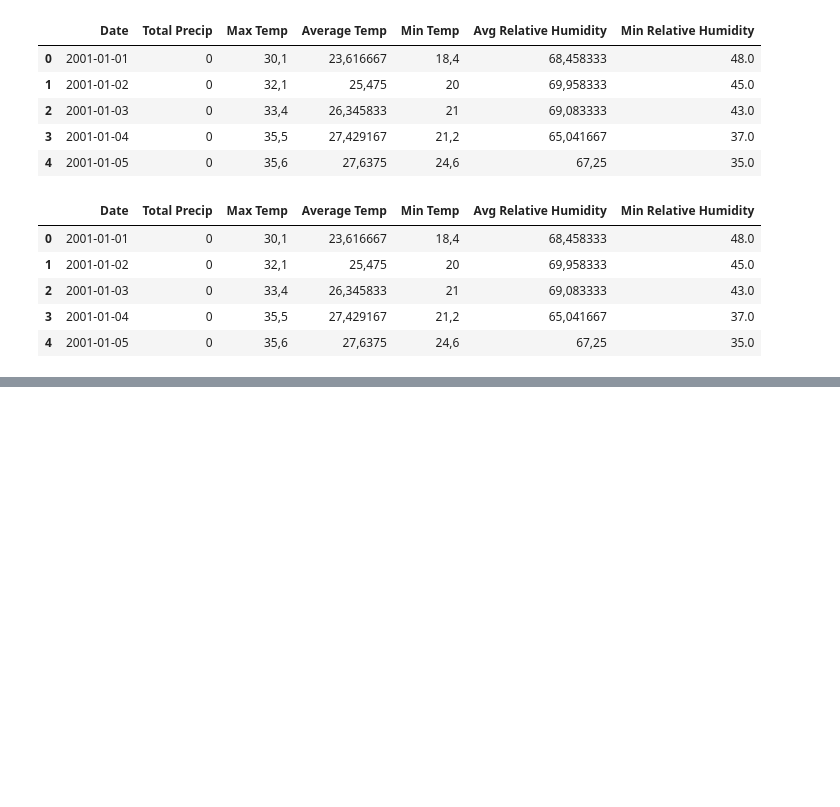
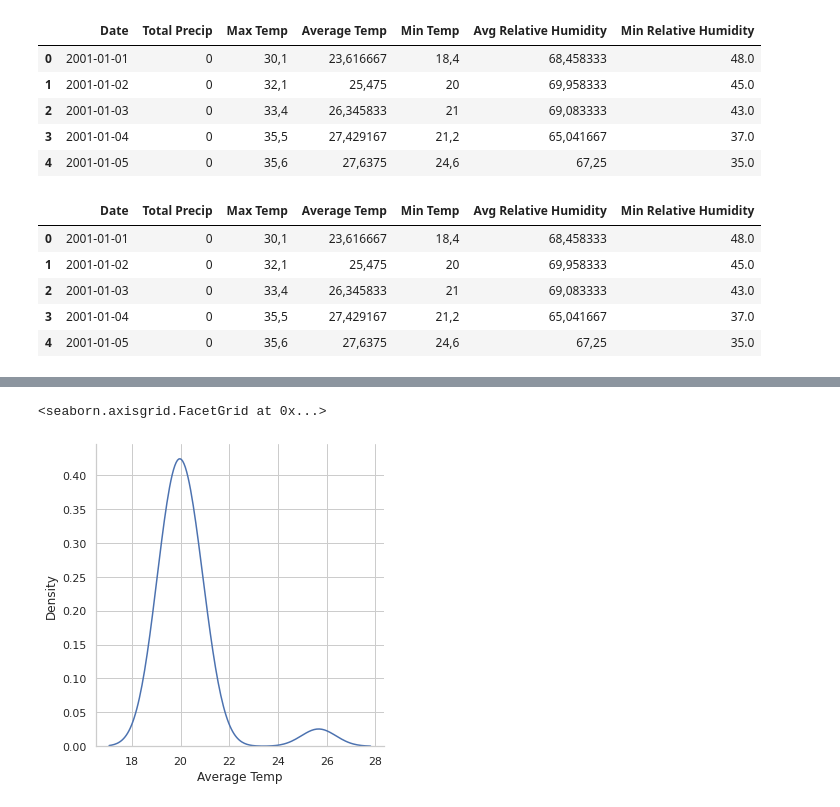
Before and after one commit to attrindade/poa-weather-analysis, a Jupyter notebook: weather-comparation.ipynb, the cells around one changed output, grey strips where cells are left out. Drawn from its saved outputs; the diff is of its cells as text; code cells hidden in the pictures; blank space fills up the shorter version.

```diff
--- a/weather-comparation.ipynb
+++ b/weather-comparation.ipynb
@@ -75,0 +85,7 @@ poaw
+# %%
+by_year = poaw.groupby(pd.Grouper(key='Date',freq='Y')).mean()
+# %%
+sns.displot(by_year['Average Temp'],kind='kde')
+# %% [output]
+<seaborn.axisgrid.FacetGrid at 0x...>
+[figure, added]
```
Also changed, not shown: parts of 6 cells of this notebook.
